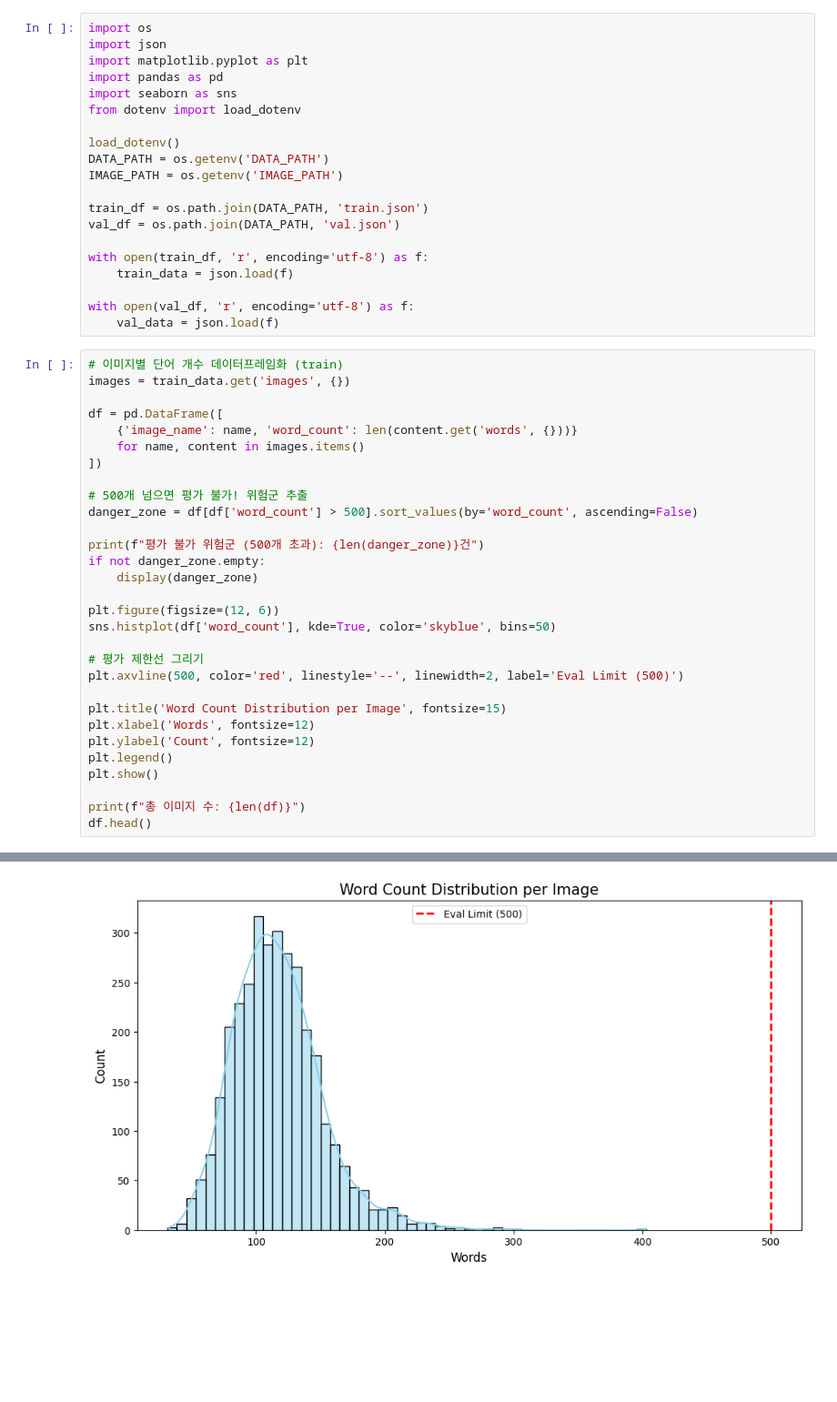
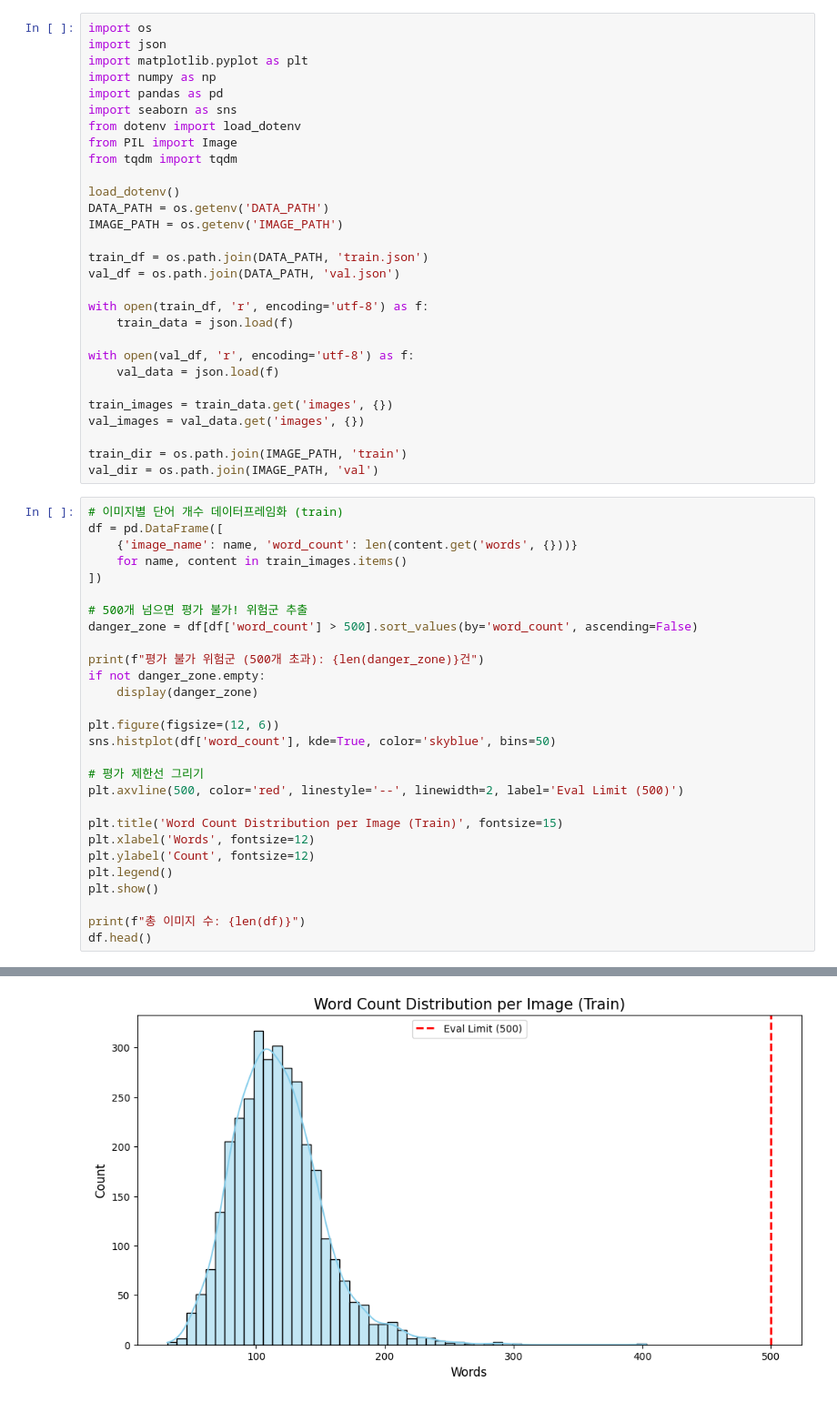
Before and after one commit to karmakaryx/ocr-receipt-text-detection, a Jupyter notebook: code/eda.ipynb, the cells around one changed output, grey strips where cells are left out. Shown at 91% size. Drawn from its saved outputs; the diff is of its cells as text; blank space fills up the shorter version.

```diff
--- a/code/eda.ipynb
+++ b/code/eda.ipynb
@@ -2,9 +2,12 @@
 import os
 import json
 import matplotlib.pyplot as plt
+import numpy as np
 import pandas as pd
 import seaborn as sns
 from dotenv import load_dotenv
+from PIL import Image
+from tqdm import tqdm
 
 load_dotenv()
 DATA_PATH = os.getenv('DATA_PATH')
@@ -18,39 +21,43 @@ with open(train_df, 'r', encoding='utf-8') as f:
 
 with open(val_df, 'r', encoding='utf-8') as f:
     val_data = json.load(f)
+
+train_images = train_data.get('images', {})
+val_images = val_data.get('images', {})
+
+train_dir = os.path.join(IMAGE_PATH, 'train')
+val_dir = os.path.join(IMAGE_PATH, 'val')
 # %%
 # 이미지별 단어 개수 데이터프레임화 (train)
-images = train_data.get('images', {})
-
 df = pd.DataFrame([
     {'image_name': name, 'word_count': len(content.get('words', {}))}
-    for name, content in images.items()
+    for name, content in train_images.items()
 ])
 
 # 500개 넘으면 평가 불가! 위험군 추출
 danger_zone = df[df['word_count'] > 500].sort_values(by='word_count', ascending=False)
 
 print(f"평가 불가 위험군 (500개 초과): {len(danger_zone)}건")
 if not danger_zone.empty:
     display(danger_zone)
 
 plt.figure(figsize=(12, 6))
 sns.histplot(df['word_count'], kde=True, color='skyblue', bins=50)
 
 # 평가 제한선 그리기
 plt.axvline(500, color='red', linestyle='--', linewidth=2, label='Eval Limit (500)')
 
-plt.title('Word Count Distribution per Image', fontsize=15)
+plt.title('Word Count Distribution per Image (Train)', fontsize=15)
 plt.xlabel('Words', fontsize=12)
 plt.ylabel('Count', fontsize=12)
 plt.legend()
 plt.show()
 
 print(f"총 이미지 수: {len(df)}")
 df.head()
 # %% [output]
 평가 불가 위험군 (500개 초과): 0건
-[figure, old version]
+[figure, new version]
 총 이미지 수: 3272
 |  | image_name | word_count |
 | 0 | drp.en_ko.in_house.selectstar_000... | 89 |
```
Also changed, not shown: parts of 6 cells of this notebook.
